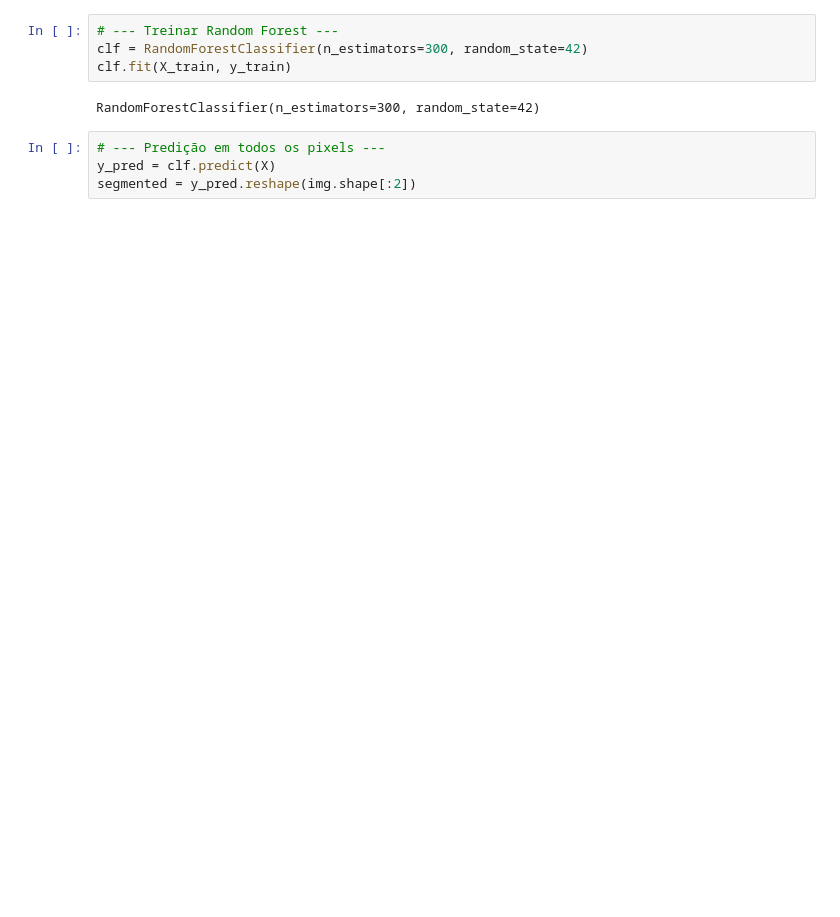
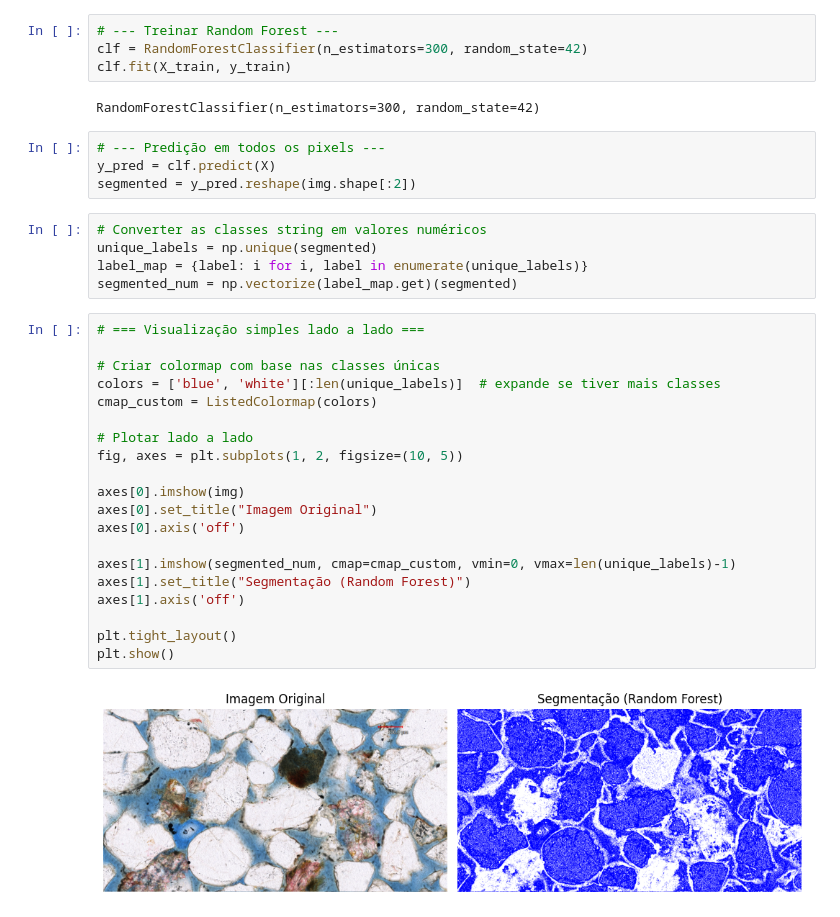
Before and after one commit to rafaelrubo/python-geociencias, a Jupyter notebook: python_geociencias07.ipynb, the cells around one changed output. Saved outputs shown, nothing was run; the diff lists cells and outputs as text; blank space fills up the shorter version.

```diff
--- a/python_geociencias07.ipynb
+++ b/python_geociencias07.ipynb
@@ -131,4 +133,31 @@ RandomForestClassifier(n_estimators=300, random_state=42)
 # --- Predição em todos os pixels ---
 y_pred = clf.predict(X)
 segmented = y_pred.reshape(img.shape[:2])
+# %%
+# Converter as classes string em valores numéricos
+unique_labels = np.unique(segmented)
+label_map = {label: i for i, label in enumerate(unique_labels)}
+segmented_num = np.vectorize(label_map.get)(segmented)
+# %%
+# === Visualização simples lado a lado ===
+
+# Criar colormap com base nas classes únicas
+colors = ['blue', 'white'][:len(unique_labels)]  # expande se tiver mais classes
+cmap_custom = ListedColormap(colors)
+
+# Plotar lado a lado
+fig, axes = plt.subplots(1, 2, figsize=(10, 5))
+
+axes[0].imshow(img)
+axes[0].set_title("Imagem Original")
+axes[0].axis('off')
+
+axes[1].imshow(segmented_num, cmap=cmap_custom, vmin=0, vmax=len(unique_labels)-1)
+axes[1].set_title("Segmentação (Random Forest)")
+axes[1].axis('off')
+
+plt.tight_layout()
+plt.show()
+# %% [output]
+[figure, added]
 # %%
```
Also changed, not shown: parts of 16 cells of this notebook.
